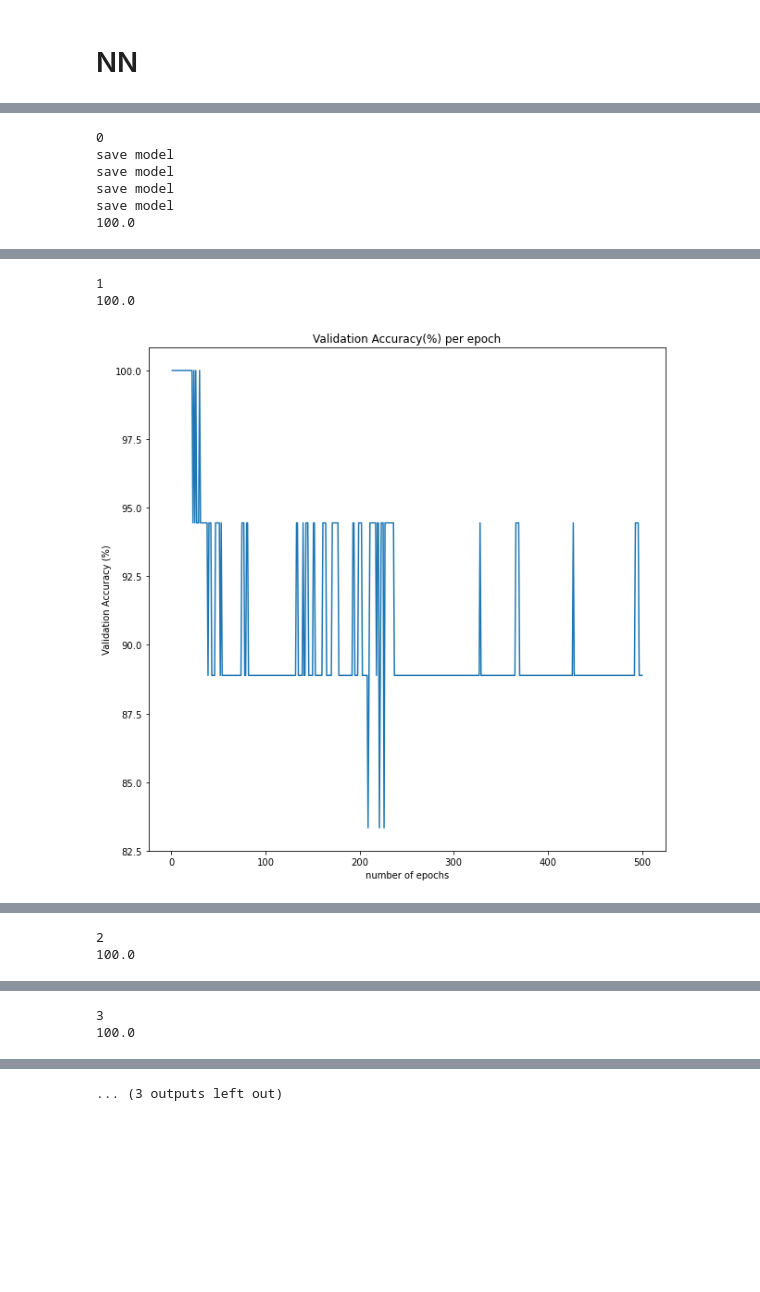
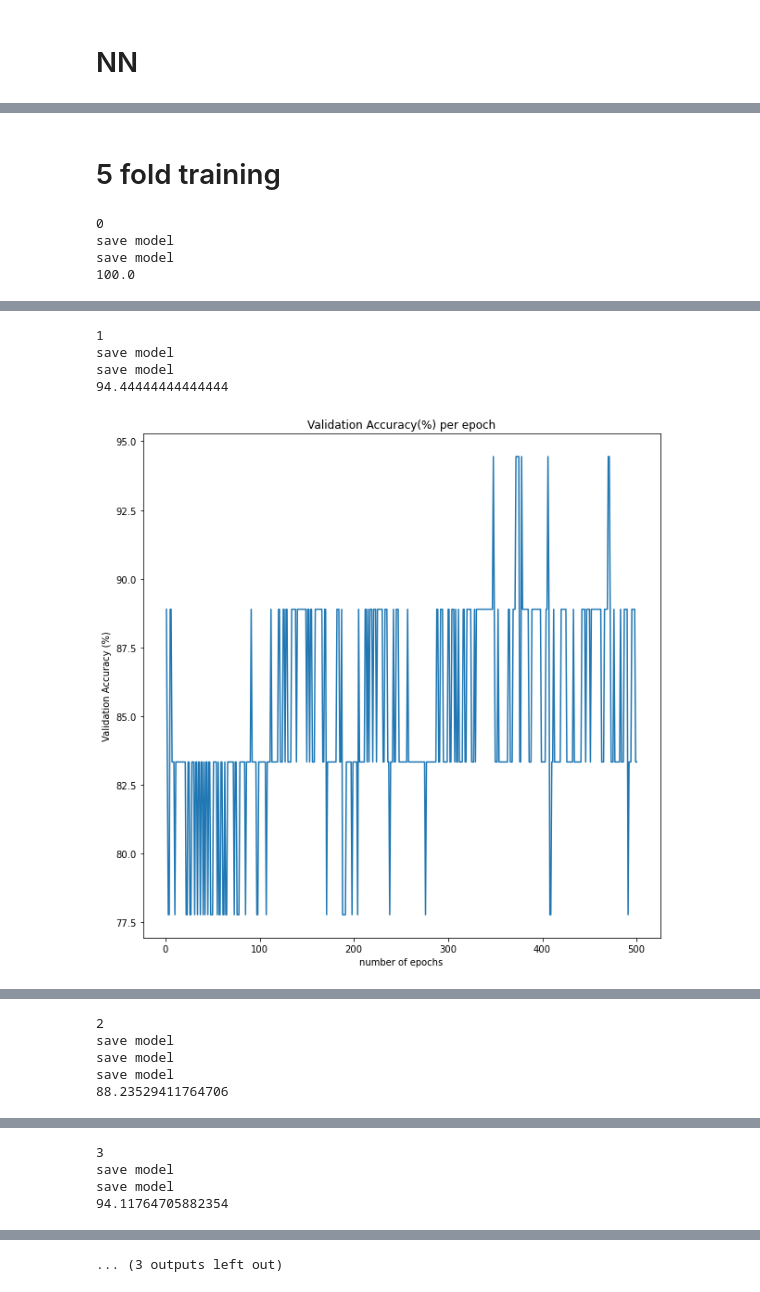
Before and after one commit to ericlo9393/MSBD5001_Individual-Project, a Jupyter notebook: Model.ipynb, the cells around one changed output, grey strips where cells are left out. Saved outputs shown, nothing was run; the diff lists cells and outputs as text; code cells hidden in the pictures; blank space fills up the shorter version.

```diff
--- a/Model.ipynb
+++ b/Model.ipynb
@@ -289,3 +246,5 @@ Start to use training dataset to train model
+# %% [markdown]
+# 5 fold training
 # %%
 train_x = pre_data.iloc[:,:-1]
 train_y = pre_data.iloc[:,-1]
@@ -298,9 +257,10 @@ dataset = TensorDataset(features, labels)
 
 
 kf = KFold(n_splits=5,shuffle=True)
-top_accuracy = 0.0
-model_name = 'k_fold_model'
+
 for fold, (train_set, val_set) in enumerate(kf.split(dataset)):
+    top_accuracy = 0.0
+
     print(fold)
     # Sample elements randomly from a given list of ids, no replacement.
     train_subsampler = torch.utils.data.SubsetRandomSampler(train_set)
@@ -370,8 +330,7 @@ for fold, (train_set, val_set) in enumerate(kf.split(dataset)):
         val_epoch_acc.append(accuracy)
         if accuracy > top_accuracy:
             top_accuracy = accuracy
-            path = "./"+ model_name + ".pth"
-            torch.save(model.state_dict(), path)
+            torch.save(model.state_dict(), f'fold_{fold}_model.pth')
             print('save model')
     print(top_accuracy)
     title = 'Validation Accuracy(%) per epoch'
@@ -398,6 +357,4 @@ for fold, (train_set, val_set) in enumerate(kf.split(dataset)):
 0
 save model
 save model
-save model
-save model
 100.0
@@ -406,3 +363,5 @@ save model
 1
-100.0
+save model
+save model
+94.44444444444444
-[figure, old version]
+[figure, new version]
@@ -410,2 +369,5 @@ save model
 2
-100.0
+save model
+save model
+save model
+88.23529411764706
@@ -414,2 +376,4 @@ save model
 3
-100.0
+save model
+save model
+94.11764705882354
```
Also changed, not shown: parts of 13 cells of this notebook.
